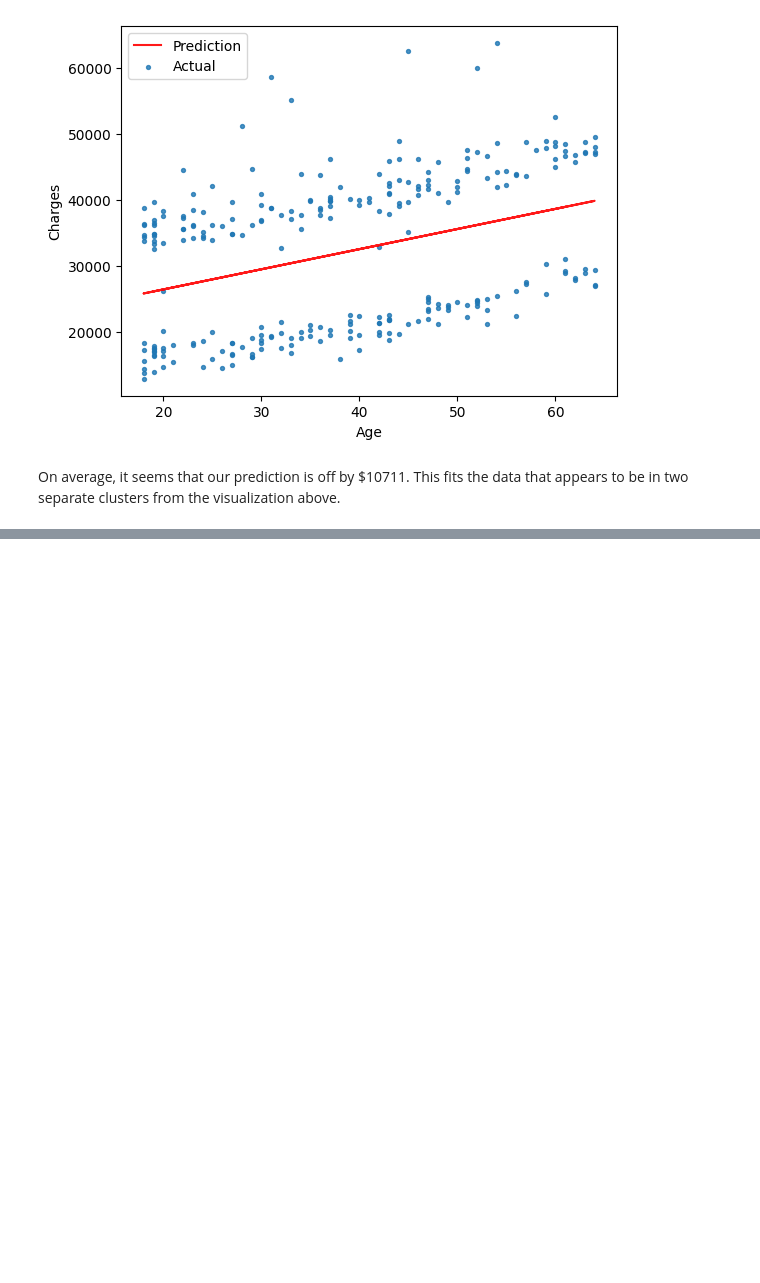
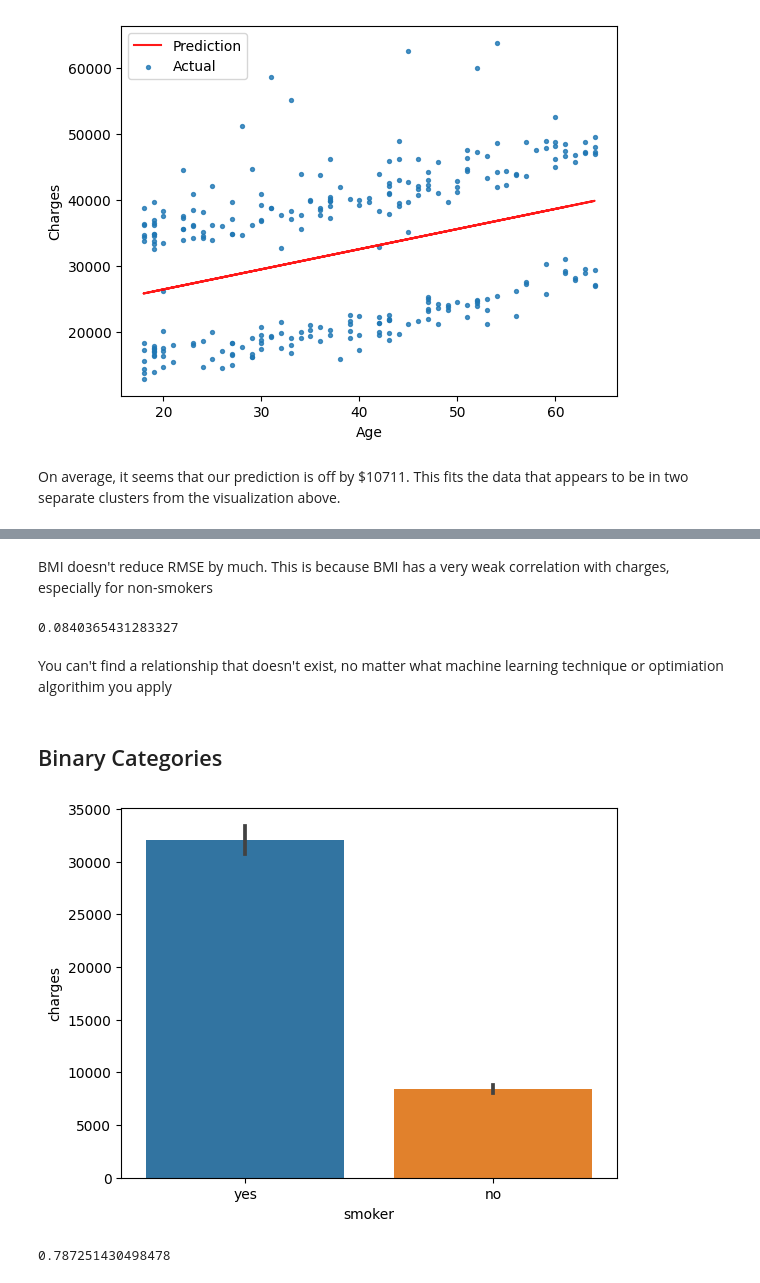
Before and after one commit to GabrielBrionesL/machine-learning-with-python-scikitlearn, a Jupyter notebook: Predicting_Medical_Expenses_Using_Linear_Regression.ipynb, the cells around one changed output, grey strips where cells are left out. Drawn from its saved outputs; the diff is of its cells as text; code cells hidden in the pictures; blank space fills up the shorter version.

```diff
--- a/Predicting_Medical_Expenses_Using_Linear_Regression.ipynb
+++ b/Predicting_Medical_Expenses_Using_Linear_Regression.ipynb
@@ -685,0 +705,14 @@ On average, it seems that our prediction is off by $10711. This fits the data th
+# %% [markdown]
+BMI doesn't reduce RMSE by much. This is because BMI has a very weak correlation with charges, especially for non-smokers
+# %%
+non_smoker_df.charges.corr(non_smoker_df.bmi)
+# %% [output]
+0.0840365431283327
+# %% [markdown]
+You can't find a relationship that doesn't exist, no matter what machine learning technique or optimiation algorithim you apply
+# %% [markdown]
+## Binary Categories
+# %%
+sns.barplot(data=medical_df, x='smoker', y='charges');
+# %% [output]
+[figure, added]
@@ -685,0 +724,5 @@ On average, it seems that our prediction is off by $10711. This fits the data th
+# %%
+# Identify the correlation of smoker status
+medical_df.charges.corr(medical_df.smoker_code)
+# %% [output]
+0.787251430498478
```
Also changed, not shown: parts of 44 cells of this notebook.
